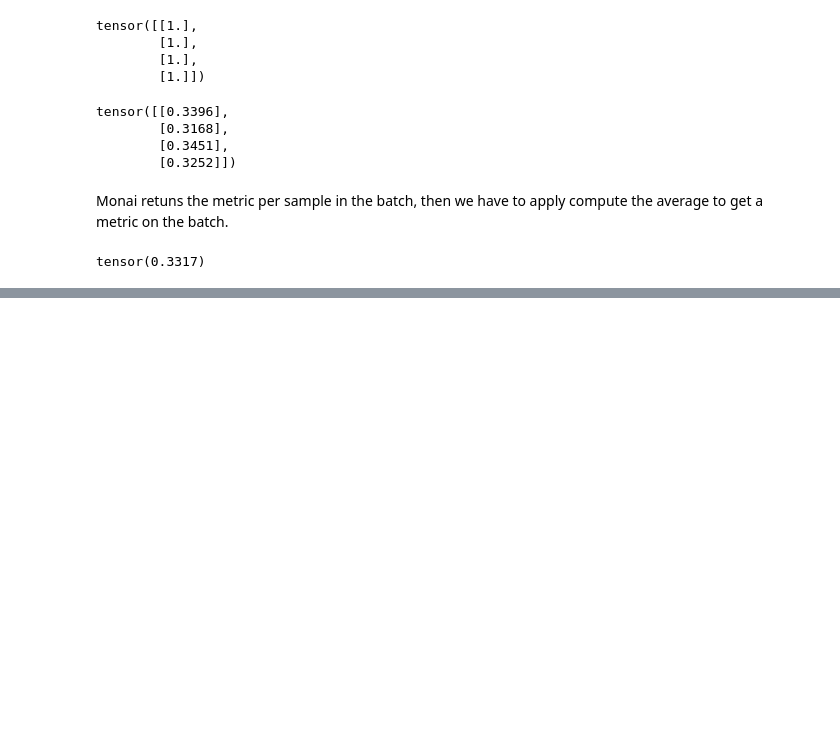
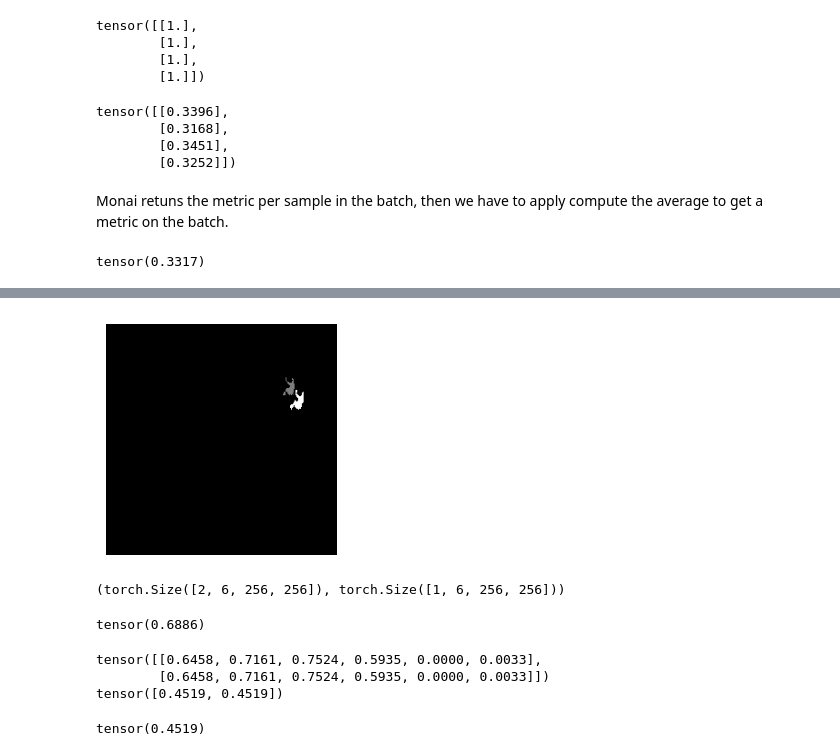
Before and after one commit to gptrapletti/losses-and-metrics, a Jupyter notebook: dice_metric.ipynb, the cells around one changed output, grey strips where cells are left out. Cells and saved outputs as stored; diff of their text form; code cells hidden in the pictures; blank space fills up the shorter version.

```diff
--- a/dice_metric.ipynb
+++ b/dice_metric.ipynb
@@ -183,0 +241,26 @@ tensor(0.3317)
+# %%
+# Prediction (in grey) for class 5 is actually a bad prediction, so a low Dice is expected.
+a = gt_arr[..., 5] * 255 + pred_arr[..., 5] * 125
+
+plt.figure(figsize=(3, 3))
+plt.imshow(a, cmap='gray')
+plt.axis('off')
+plt.show()
+# %% [output]
+[figure, added]
+# %%
+# To tensors and reshape
+gt = torch.tensor(gt_arr.transpose(2, 0, 1))
+pred_mask = torch.tensor(pred_arr.transpose(2, 0, 1))
+
+# Add batch dimension
+gt = gt[None, ...].type(torch.float32)
+pred_mask = pred_mask[None, ...].type(torch.float32)
+
+# Simulate a batch of 2
+gt = torch.concatenate([gt, gt])
+pred = torch.concatenate([pred_mask, pred_mask])
+
+gt.shape, pred_mask.shape
+# %% [output]
+(torch.Size([2, 6, 256, 256]), torch.Size([1, 6, 256, 256]))
@@ -183,0 +271,28 @@ tensor(0.3317)
+# %%
+# Compute Dice for all classes and all data together
+epsilon = 1e-6
+intersection = (gt * pred).sum() + epsilon
+union = (gt + pred).sum() + epsilon
+dice = 2 * intersection / union
+dice
+# %% [output]
+tensor(0.6886)
+# %%
+# Compute Dice separately by class and data, then take the average for the batch
+intersection = torch.sum(gt * pred, dim=[2, 3]) + epsilon
+union = torch.sum(gt + pred, dim=[2, 3]) + epsilon
+
+dice_per_image_and_class = 2 * intersection / union
+dice_per_image_and_class = torch.round(dice_per_image_and_class, decimals=4)
+print(dice_per_image_and_class)
+
+dice_per_image = torch.mean(dice_per_image_and_class, axis=1)
+print(dice_per_image)
+
+dice_batch = dice_per_image.mean()
+dice_batch
+# %% [output]
+tensor([[0.6458, 0.7161, 0.7524, 0.5935, 0.0000, 0.0033],
+        [0.6458, 0.7161, 0.7524, 0.5935, 0.0000, 0.0033]])
+tensor([0.4519, 0.4519])
+tensor(0.4519)
```
Also changed, not shown: parts of 12 cells of this notebook, 1 other file.
